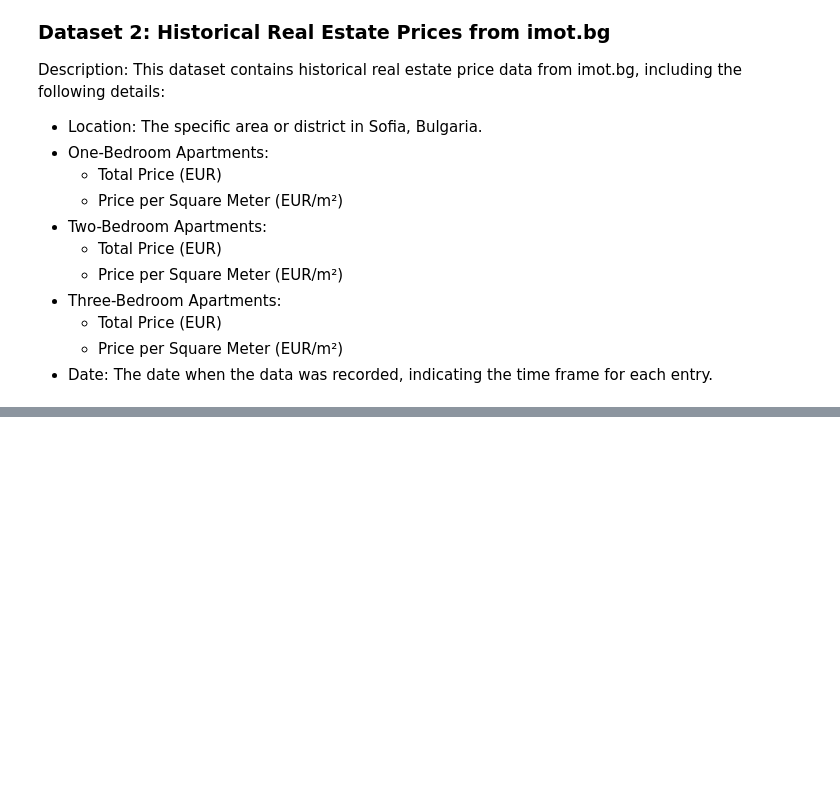
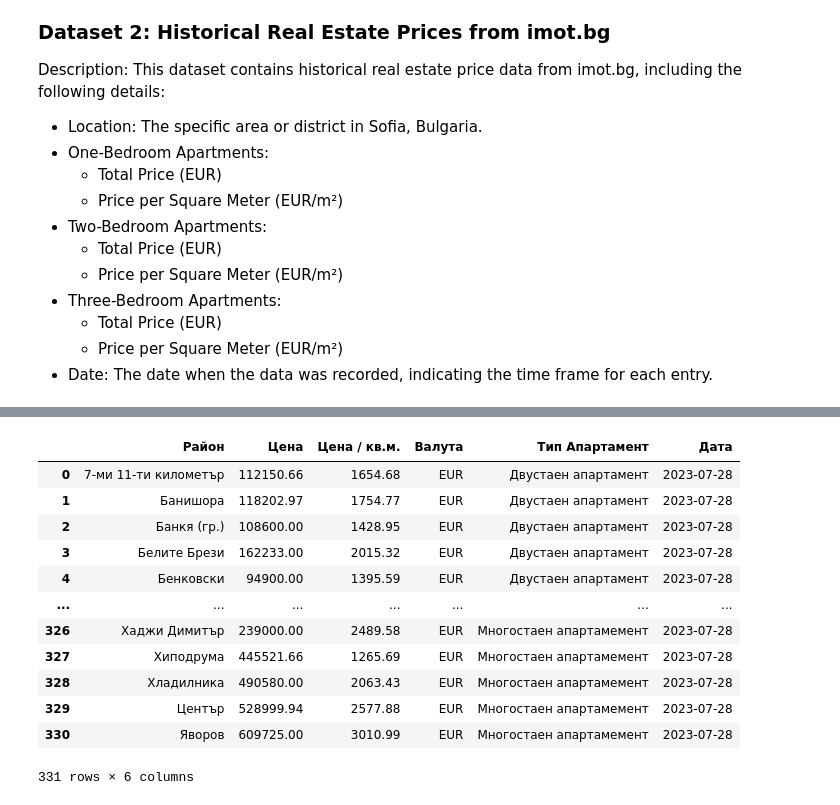
Before and after one commit to GalkaKG/Predicting-Sofia-Real-Estate-Prices, a Jupyter notebook: Predicting Sofia Real Estate Prices.ipynb, the cells around one changed output, grey strips where cells are left out. Drawn from its saved outputs; the diff is of its cells as text; code cells hidden in the pictures; blank space fills up the shorter version.

```diff
--- a/Predicting Sofia Real Estate Prices.ipynb
+++ b/Predicting Sofia Real Estate Prices.ipynb
@@ -63,0 +98,16 @@ Description: This dataset contains historical real estate price data from imot.b
+# %%
+df_2023
+# %% [output]
+|  | Район | Цена | Цена / кв.м. | Валута | Тип Апартамент | Дата |
+| 0 | 7-ми 11-ти километър | 112150.66 | 1654.68 | EUR | Двустаен апартамент | 2023-07-28 |
+| 1 | Банишора | 118202.97 | 1754.77 | EUR | Двустаен апартамент | 2023-07-28 |
+| 2 | Банкя (гр.) | 108600.00 | 1428.95 | EUR | Двустаен апартамент | 2023-07-28 |
+| 3 | Белите Брези | 162233.00 | 2015.32 | EUR | Двустаен апартамент | 2023-07-28 |
+| 4 | Бенковски | 94900.00 | 1395.59 | EUR | Двустаен апартамент | 2023-07-28 |
+| ... | ... | ... | ... | ... | ... | ... |
+| 326 | Хаджи Димитър | 239000.00 | 2489.58 | EUR | Многостаен апартамемент | 2023-07-28 |
+| 327 | Хиподрума | 445521.66 | 1265.69 | EUR | Многостаен апартамемент | 2023-07-28 |
+| 328 | Хладилника | 490580.00 | 2063.43 | EUR | Многостаен апартамемент | 2023-07-28 |
+| 329 | Център | 528999.94 | 2577.88 | EUR | Многостаен апартамемент | 2023-07-28 |
+| 330 | Яворов | 609725.00 | 3010.99 | EUR | Многостаен апартамемент | 2023-07-28 |
+331 rows × 6 columns
```
Also changed, not shown: parts of 16 cells of this notebook.
